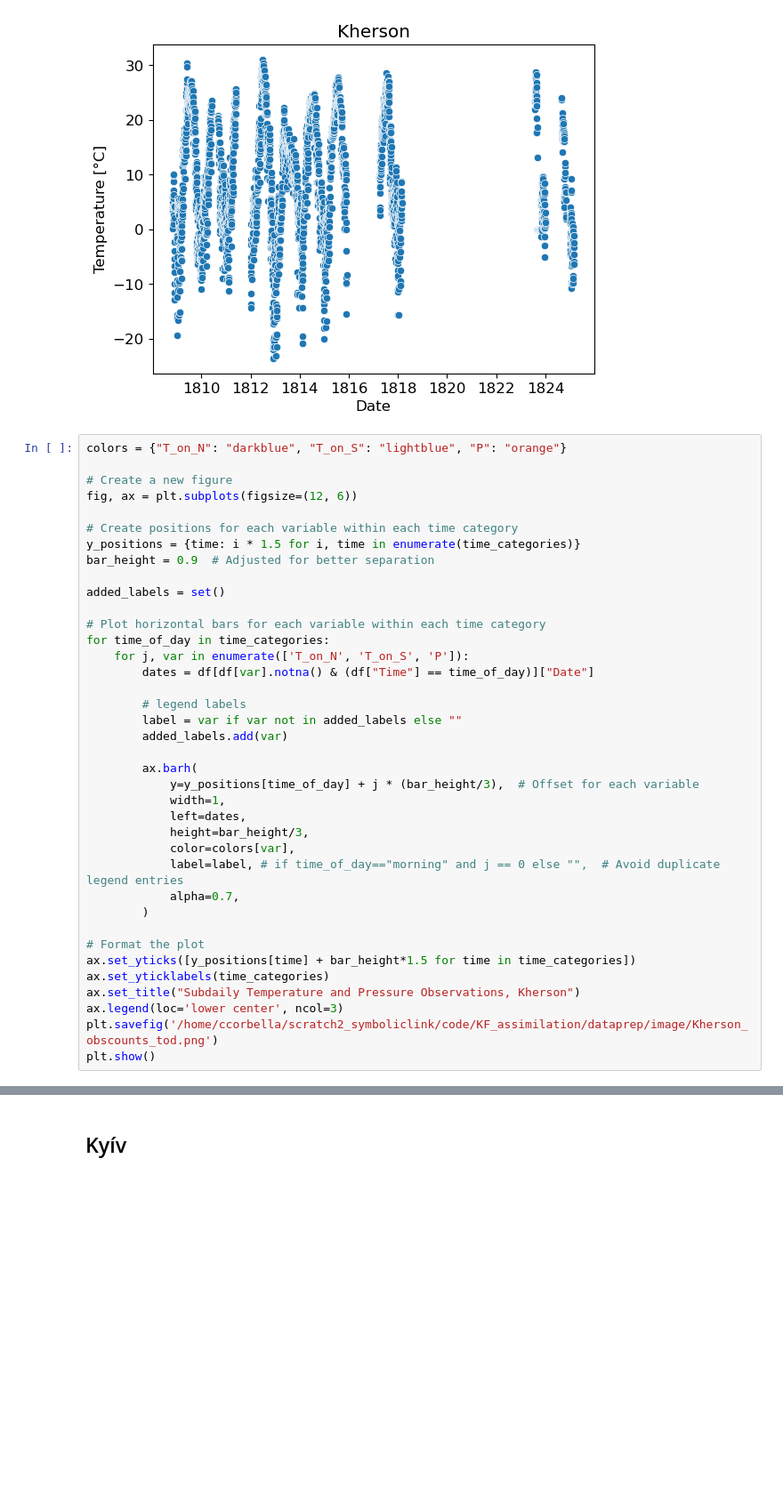
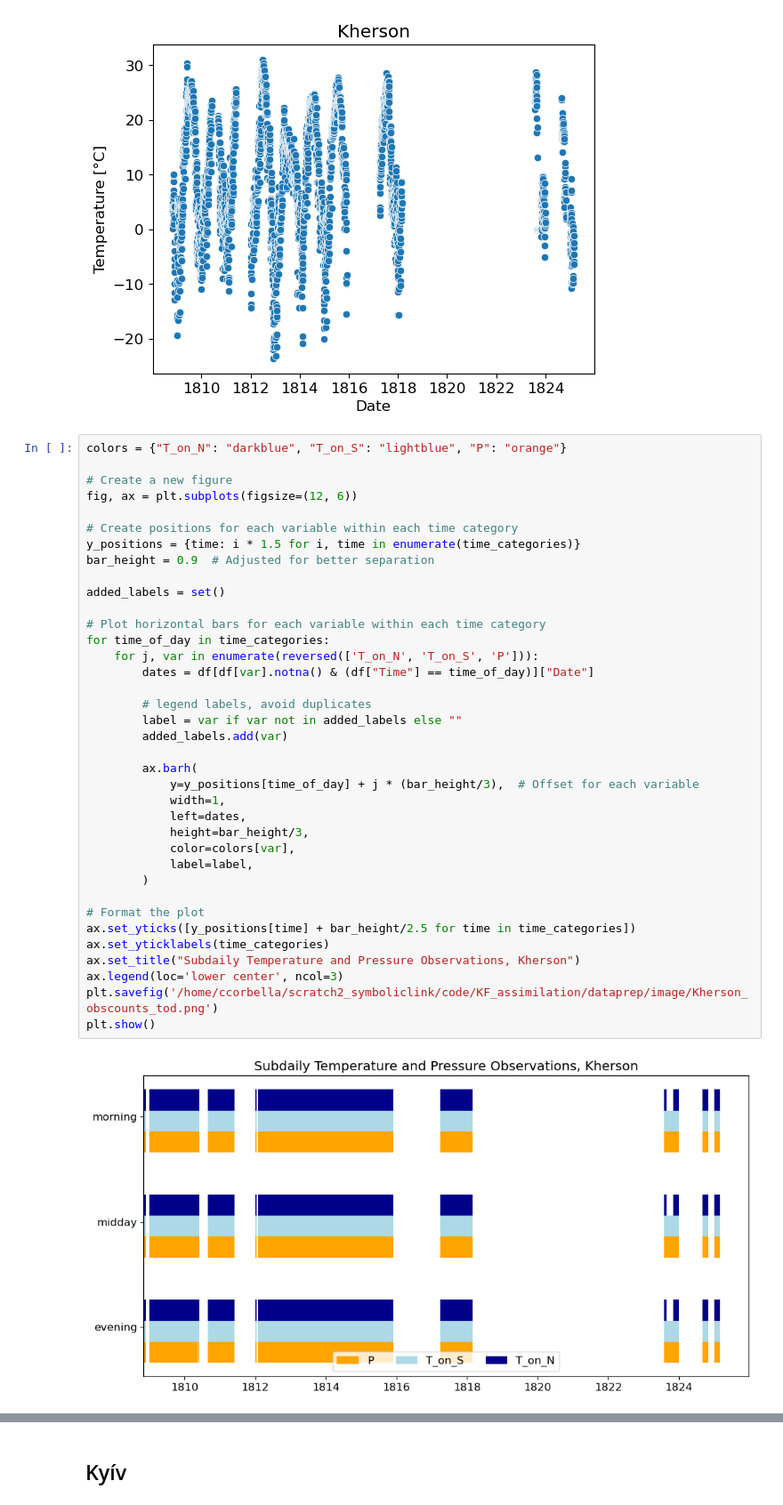
Before and after one commit to carlotatrx/dataprep, a Jupyter notebook: dataprep_ukraine.ipynb, the cells around one changed output, grey strips where cells are left out. Shown: that part at 89% size. Cells and saved outputs as stored; diff of their text form; blank space fills up the shorter version.

```diff
--- a/dataprep_ukraine.ipynb
+++ b/dataprep_ukraine.ipynb
@@ -114,35 +114,36 @@ colors = {"T_on_N": "darkblue", "T_on_S": "lightblue", "P": "orange"}
 # Create a new figure
 fig, ax = plt.subplots(figsize=(12, 6))
 
 # Create positions for each variable within each time category
 y_positions = {time: i * 1.5 for i, time in enumerate(time_categories)}
 bar_height = 0.9  # Adjusted for better separation
 
 added_labels = set()
 
 # Plot horizontal bars for each variable within each time category
 for time_of_day in time_categories:
-    for j, var in enumerate(['T_on_N', 'T_on_S', 'P']):
+    for j, var in enumerate(reversed(['T_on_N', 'T_on_S', 'P'])):
         dates = df[df[var].notna() & (df["Time"] == time_of_day)]["Date"]
 
-        # legend labels
+        # legend labels, avoid duplicates
         label = var if var not in added_labels else ""
         added_labels.add(var)
 
         ax.barh(
             y=y_positions[time_of_day] + j * (bar_height/3),  # Offset for each variable
             width=1,
             left=dates,
             height=bar_height/3,
             color=colors[var],
-            label=label, # if time_of_day=="morning" and j == 0 else "",  # Avoid duplicate legend entries
-            alpha=0.7,
+            label=label,
         )
 
 # Format the plot
-ax.set_yticks([y_positions[time] + bar_height*1.5 for time in time_categories])
+ax.set_yticks([y_positions[time] + bar_height/2.5 for time in time_categories])
 ax.set_yticklabels(time_categories)
 ax.set_title("Subdaily Temperature and Pressure Observations, Kherson")
 ax.legend(loc='lower center', ncol=3)
 plt.savefig('/home/ccorbella/scratch2_symboliclink/code/KF_assimilation/dataprep/image/Kherson_obscounts_tod.png')
 plt.show()
+# %% [output]
+[figure, added]
```
Also changed, not shown: parts of 4 cells of this notebook, 5 other files.
